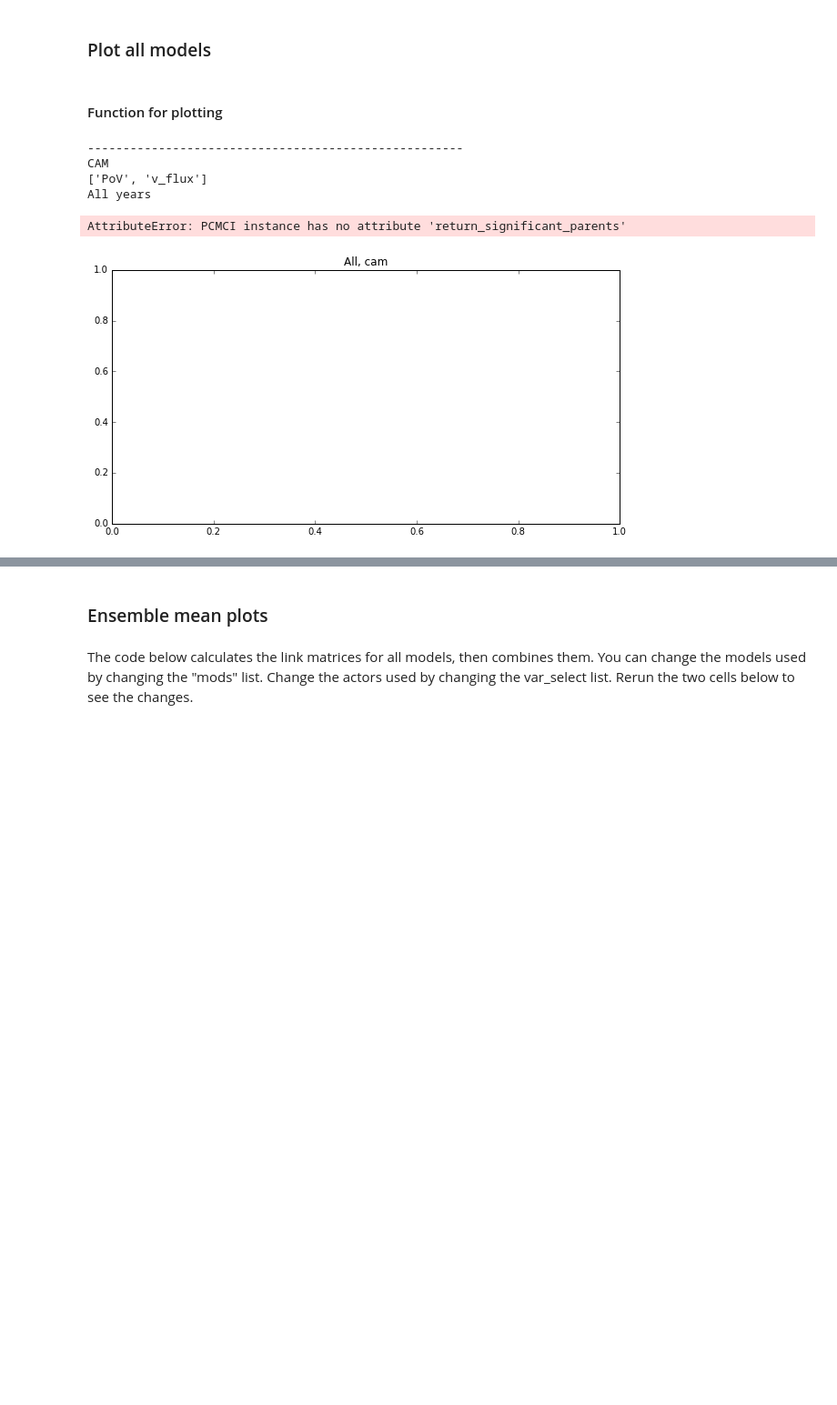
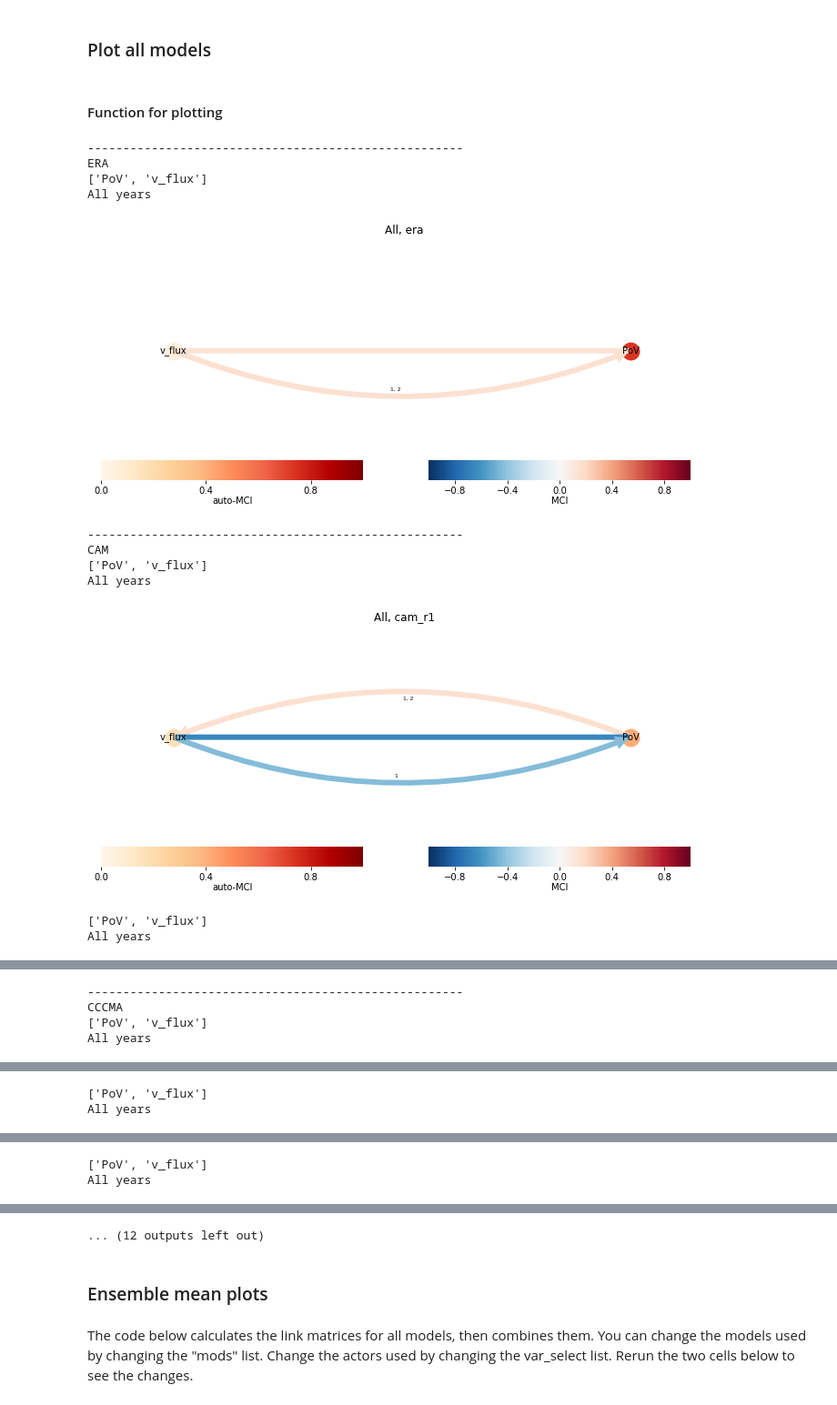
Before and after one commit to nltyrrell/qboicen_ipynb, a Jupyter notebook: ensemble_QBOi_CEN_Exp1_day.ipynb, the cells around one changed output, grey strips where cells are left out. Shown at 91% size. Saved outputs shown, nothing was run; the diff lists cells and outputs as text; code cells hidden in the pictures; blank space fills up the shorter version.

Commit message:
daily plots nominally working, need to check signs of var

```diff
--- a/ensemble_QBOi_CEN_Exp1_day.ipynb
+++ b/ensemble_QBOi_CEN_Exp1_day.ipynb
@@ -355,50 +462,66 @@ plot_model(era_noqbo,era_noqbo_mask,era_qboe_mask,era_qbow_mask,
            var_select=var_select,save_plot=save_plot,save_name="era", title="era")
 print("-----------------------------------------------------")
 print("CAM")
-plot_model(cam_noqbo,cam_noqbo_mask,cam_qboe_mask,cam_qbow_mask,
-           var_select=var_select,save_plot=save_plot,save_name="cam", title="cam")
+plot_model(cam_noqbo_r1,cam_noqbo_mask_r1,cam_qboe_mask_r1,cam_qbow_mask_r1,
+           var_select=var_select,save_plot=save_plot,save_name="cam_r1", title="cam_r1")
+plot_model(cam_noqbo_r3,cam_noqbo_mask_r3,cam_qboe_mask_r3,cam_qbow_mask_r3,
+           var_select=var_select,save_plot=save_plot,save_name="cam_r3", title="cam_r3")
 print("-----------------------------------------------------")
 print("CCCMA")
-plot_model(cccmacmam_noqbo,cccmacmam_noqbo_mask,cccmacmam_qboe_mask,cccmacmam_qbow_mask,
-           var_select=var_select,save_plot=save_plot,save_name="cccmacmam",title="cccmacmam")
+plot_model(cccmacmam_noqbo_r1,cccmacmam_noqbo_mask_r1,cccmacmam_qboe_mask_r1,cccmacmam_qbow_mask_r1,
+           var_select=var_select,save_plot=save_plot,save_name="cccmacmam_r1",title="cccmacmam_r1")
+plot_model(cccmacmam_noqbo_r2,cccmacmam_noqbo_mask_r2,cccmacmam_qboe_mask_r2,cccmacmam_qbow_mask_r2,
+           var_select=var_select,save_plot=save_plot,save_name="cccmacmam_r2",title="cccmacmam_r2")
+plot_model(cccmacmam_noqbo_r3,cccmacmam_noqbo_mask_r3,cccmacmam_qboe_mask_r3,cccmacmam_qbow_mask_r3,
+           var_select=var_select,save_plot=save_plot,save_name="cccmacmam_r3",title="cccmacmam_r3")
 print("-----------------------------------------------------")
 print("ISAC")
 plot_model(isac_cnrecham5sh_noqbo,isac_cnrecham5sh_noqbo_mask,isac_cnrecham5sh_qboe_mask,isac_cnrecham5sh_qbow_mask,
            var_select=var_select,save_plot=save_plot,save_name="isac_cnrecham5sh",title="isac_cnrecham5sh")
-#print("-----------------------------------------------------")
-#print("MIROC AGCM")
-#plot_model(mirocmiroc_agcm_noqbo,mirocmiroc_agcm_noqbo_mask,mirocmiroc_agcm_qboe_mask,mirocmiroc_agcm_qbow_mask,
-#          var_select=var_select,save_plot=save_plot,save_name="mirocmiroc_agcm",title="mirocmiroc_agcm")
+print("-----------------------------------------------------")
+print("MIROC AGCM")
+plot_model(mirocmiroc_agcm_noqbo,mirocmiroc_agcm_noqbo_mask,mirocmiroc_agcm_qboe_mask,mirocmiroc_agcm_qbow_mask,
+          var_select=var_select,save_plot=save_plot,save_name="mirocmiroc_agcm",title="mirocmiroc_agcm")
 print("-----------------------------------------------------")
 print("MIROC ESM")
-plot_model(mirocmiroc_esm_noqbo,mirocmiroc_esm_noqbo_mask,mirocmiroc_esm_qboe_mask,mirocmiroc_esm_qbow_mask,
-           var_select=var_select,save_plot=save_plot,save_name="mirocmiroc_esm",title="mirocmiroc_esm")
+plot_model(mirocmiroc_esm_noqbo_r1,mirocmiroc_esm_noqbo_mask_r1,mirocmiroc_esm_qboe_mask_r1,mirocmiroc_esm_qbow_mask_r1,
+           var_select=var_select,save_plot=save_plot,save_name="mirocmiroc_esm_r1",title="mirocmiroc_esm_r1")
+plot_model(mirocmiroc_esm_noqbo_r2,mirocmiroc_esm_noqbo_mask_r2,mirocmiroc_esm_qboe_mask_r2,mirocmiroc_esm_qbow_mask_r2,
+           var_select=var_select,save_plot=save_plot,save_name="mirocmiroc_esm_r2",title="mirocmiroc_esm_r2")
+plot_model(mirocmiroc_esm_noqbo_r3,mirocmiroc_esm_noqbo_mask_r3,mirocmiroc_esm_qboe_mask_r3,mirocmiroc_esm_qbow_mask_r3,
+           var_select=var_select,save_plot=save_plot,save_name="mirocmiroc_esm_r3",title="mirocmiroc_esm_r3")
 print("-----------------------------------------------------")
 """
 print("MOHC")
 plot_model(mohcumga7_noqbo,mohcumga7_noqbo_mask,mohcumga7_qboe_mask,mohcumga7_qbow_mask,
            var_select=var_select,save_plot=save_plot,save_name="mohcumga7",title="mohcumga7")
 print("-----------------------------------------------------")
 print("MRI")
 plot_model(mrimri_esm2_noqbo,mrimri_esm2_noqbo_mask,mrimri_esm2_qboe_mask,mrimri_esm2_qbow_mask,
            var_select=var_select,save_plot=save_plot,save_name="mrimri_esm2",title="mrimri_esm2")
 print("-----------------------------------------------------")
 print("WACCM")
 plot_model(waccm_noqbo,waccm_noqbo_mask,waccm_qboe_mask,waccm_qbow_mask,
            var_select=var_select,save_plot=save_plot,save_name="waccm",title="waccm")
 print("-----------------------------------------------------")
 print("YONSEI A")
 plot_model(yonseihadgem2_a_noqbo,yonseihadgem2_a_noqbo_mask,yonseihadgem2_a_qboe_mask,yonseihadgem2_a_qbow_mask,
            var_select=var_select,save_plot=save_plot,save_name="yonseihadgem2_a",title="yonseihadgem2_a")
 print("-----------------------------------------------------")
 print("YONSEI AC")
 plot_model(yonseihadgem2_ac_noqbo,yonseihadgem2_ac_noqbo_mask,yonseihadgem2_ac_qboe_mask,yonseihadgem2_ac_qbow_mask,
            var_select=var_select,save_plot=save_plot,save_name="yonseihadgem2_ac",title="yonseihadgem2_ac")
 """
 # %% [output]
 -----------------------------------------------------
-CAM
+ERA
 ['PoV', 'v_flux']
 All years
+[figure, new version]
-AttributeError: PCMCI instance has no attribute 'return_significant_parents'
+-----------------------------------------------------
+CAM
+['PoV', 'v_flux']
+All years
-[figure, old version]
+[figure, added]
+['PoV', 'v_flux']
+All years
@@ -404,0 +529,4 @@ AttributeError: PCMCI instance has no attribute 'return_significant_parents'
+-----------------------------------------------------
+CCCMA
+['PoV', 'v_flux']
+All years
@@ -404,0 +534,2 @@ AttributeError: PCMCI instance has no attribute 'return_significant_parents'
+['PoV', 'v_flux']
+All years
@@ -404,0 +537,2 @@ AttributeError: PCMCI instance has no attribute 'return_significant_parents'
+['PoV', 'v_flux']
+All years
@@ -405,3 +540,4 @@ AttributeError: PCMCI instance has no attribute 'return_significant_parents'
+... (12 outputs left out)
 # %% [markdown]
 ### Ensemble mean plots
 # %% [markdown]
```
Also changed, not shown: parts of 14 cells of this notebook.
